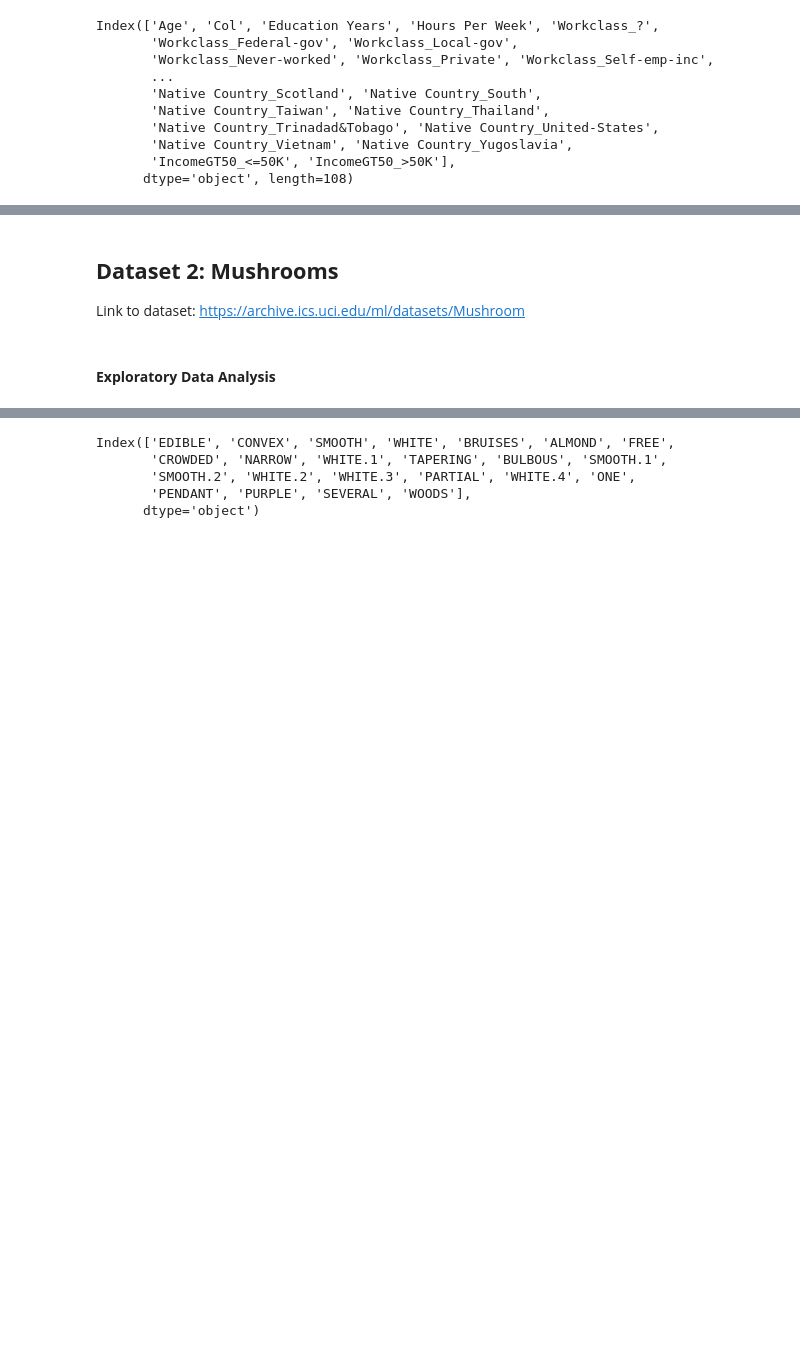
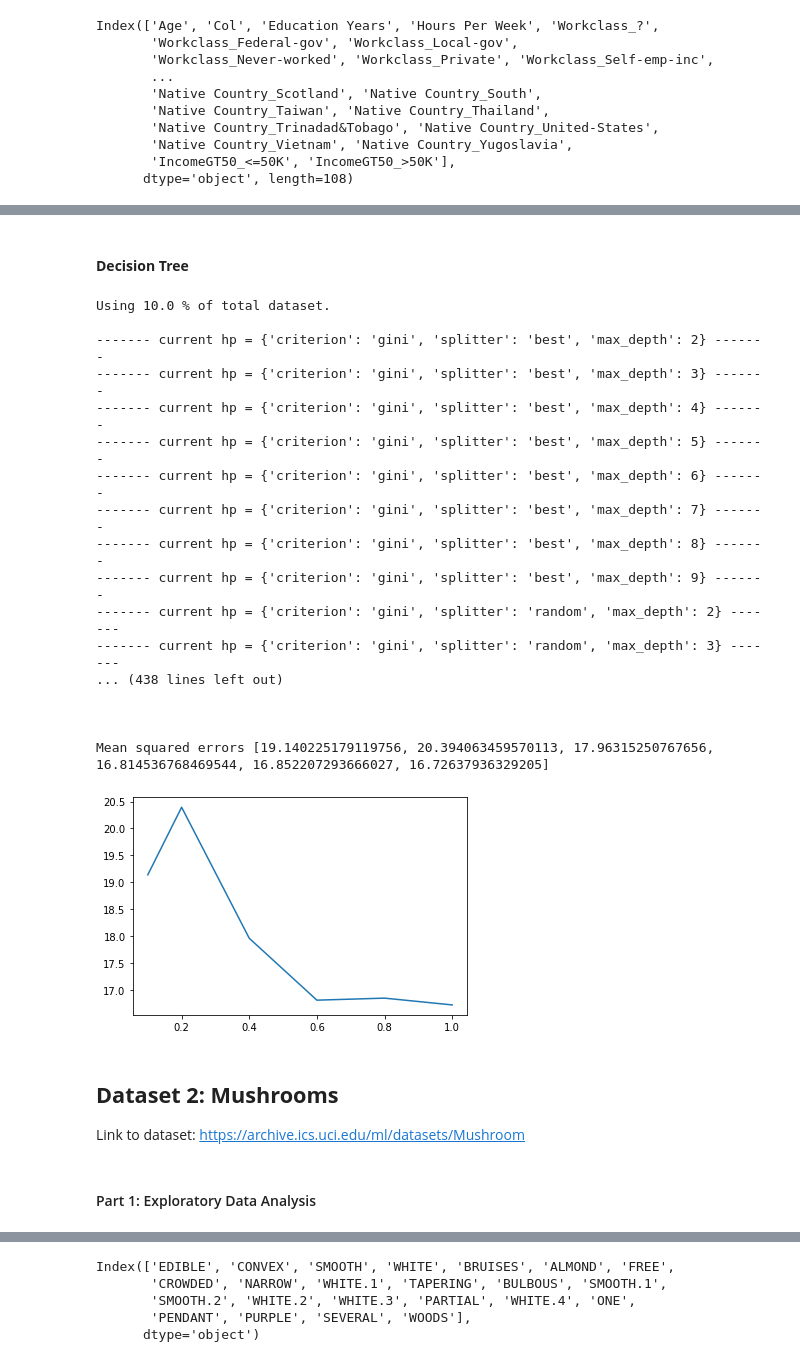
Before and after one commit to felixsimard/comp551-p1, a Jupyter notebook: P1_G30_COMP551.ipynb, the cells around one changed output, grey strips where cells are left out. Saved outputs shown, nothing was run; the diff lists cells and outputs as text; code cells hidden in the pictures; blank space fills up the shorter version.

```diff
--- a/P1_G30_COMP551.ipynb
+++ b/P1_G30_COMP551.ipynb
@@ -315,9 +297,38 @@ Mean squared errors [16.888433981576252, 17.96315250767656, 17.707267144319346,
+# %% [markdown]
+#### **Decision Tree**
+# %%
+# Using our external custom module, we model a Decision Tree and cross-validation on the adult dataset.
+# We analyze the behavior and accuracy of the hyper-parameters we chose to consider
+
+model_cls = DecisionTreeClassifier
+hyperparams = {'criterion': ['gini', 'entropy'], 'splitter': ['best', 'random'], 'max_depth': MAX_DEPTHS}
+target_columns = ['IncomeGT50_<=50K', 'IncomeGT50_>50K']
+test(model_cls, hyperparams, num_data_, target_columns)
+# %% [output]
+Using 10.0 % of total dataset.
+
+------- current hp = {'criterion': 'gini', 'splitter': 'best', 'max_depth': 2} -------
+------- current hp = {'criterion': 'gini', 'splitter': 'best', 'max_depth': 3} -------
+------- current hp = {'criterion': 'gini', 'splitter': 'best', 'max_depth': 4} -------
+------- current hp = {'criterion': 'gini', 'splitter': 'best', 'max_depth': 5} -------
+------- current hp = {'criterion': 'gini', 'splitter': 'best', 'max_depth': 6} -------
+------- current hp = {'criterion': 'gini', 'splitter': 'best', 'max_depth': 7} -------
+------- current hp = {'criterion': 'gini', 'splitter': 'best', 'max_depth': 8} -------
+------- current hp = {'criterion': 'gini', 'splitter': 'best', 'max_depth': 9} -------
+------- current hp = {'criterion': 'gini', 'splitter': 'random', 'max_depth': 2} -------
+------- current hp = {'criterion': 'gini', 'splitter': 'random', 'max_depth': 3} -------
+... (438 lines left out)
+
+
+
+Mean squared errors [19.140225179119756, 20.394063459570113, 17.96315250767656, 16.814536768469544, 16.852207293666027, 16.72637936329205]
+[figure, added]
 # %% [markdown]
 ## **Dataset 2: Mushrooms**
 
 Link to dataset: https://archive.ics.uci.edu/ml/datasets/Mushroom
 # %% [markdown]
-#### **Exploratory Data Analysis**
+#### Part 1: Exploratory Data Analysis
 # %%
 # Import mushroom data from csv files
 
```
Also changed, not shown: parts of 13 cells of this notebook.
